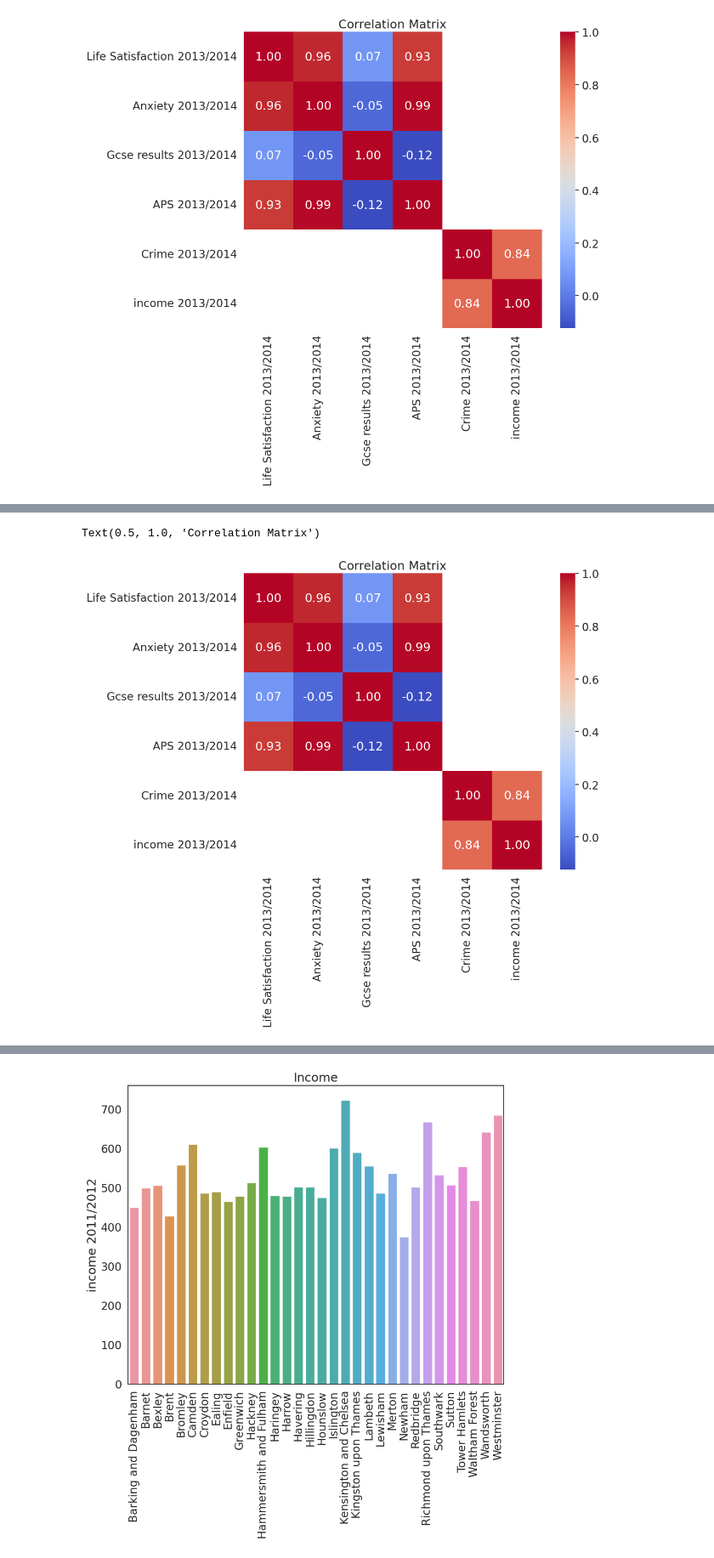
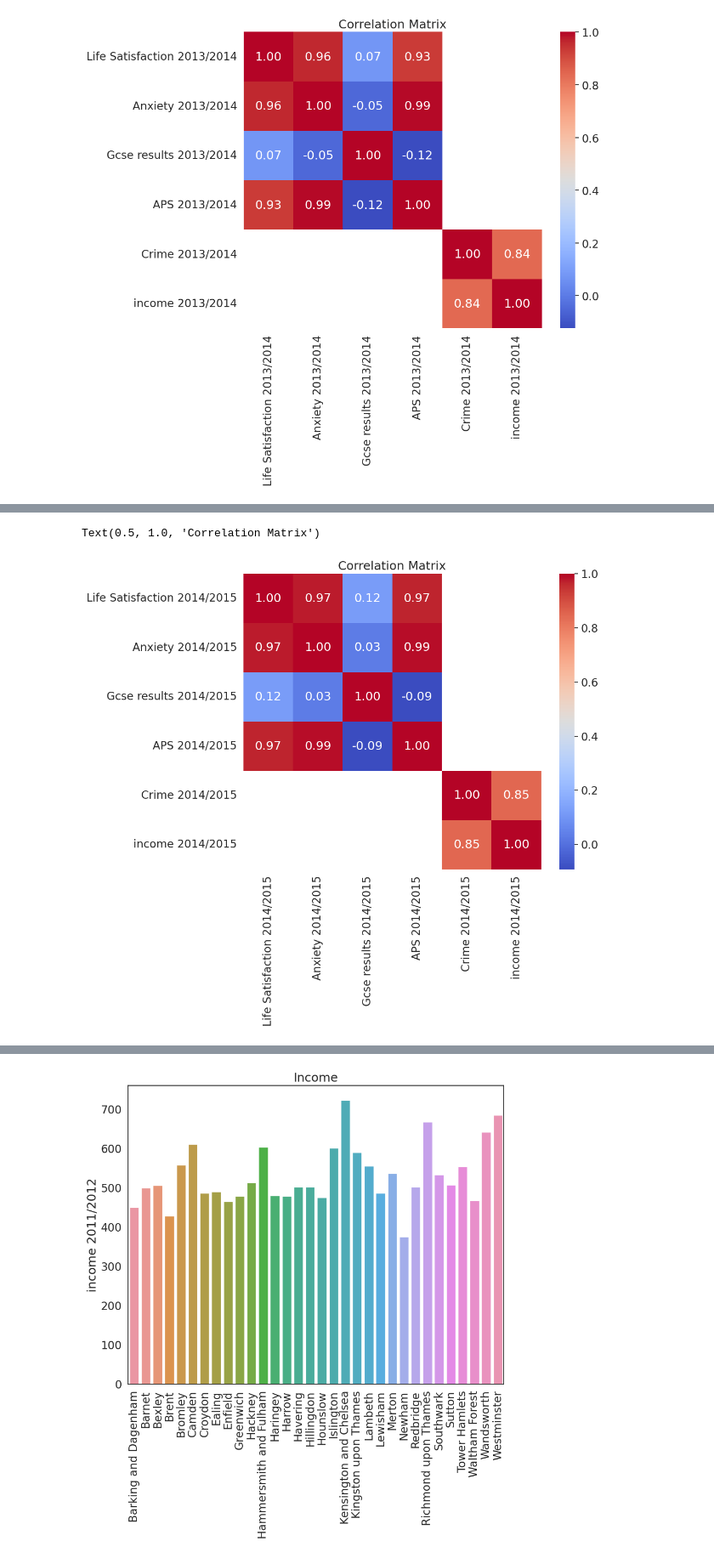
Before and after one commit to YJInn0121/QM2-Group-Project, a Jupyter notebook: Regression_+_visualisation.ipynb, the cells around one changed output, grey strips where cells are left out. Shown at 85% size. Cells and saved outputs as stored; diff of their text form; code cells hidden in the pictures.

```diff
--- a/Regression_+_visualisation.ipynb
+++ b/Regression_+_visualisation.ipynb
@@ -631,12 +608,12 @@ summary4
 | 75% | NaN | NaN | NaN | NaN | NaN | ... |
 | max | NaN | NaN | NaN | NaN | NaN | ... |
 # %%
-sns.heatmap(summary3.corr(), # plot a correlation matrix
+sns.heatmap(summary4.corr(), # plot a correlation matrix
             annot=True, # show the correlation values on the plot
             fmt=".2f", # set the format of the correlation values to be two decimal places
             cmap='coolwarm') # set the color palette to be coolwarm (blue for negative correlations, red for positive correlations)
 
 plt.title('Correlation Matrix') # add a title
 # %% [output]
 Text(0.5, 1.0, 'Correlation Matrix')
-[figure, old version]
+[figure, new version]
```
Also changed, not shown: parts of 4 cells of this notebook.
